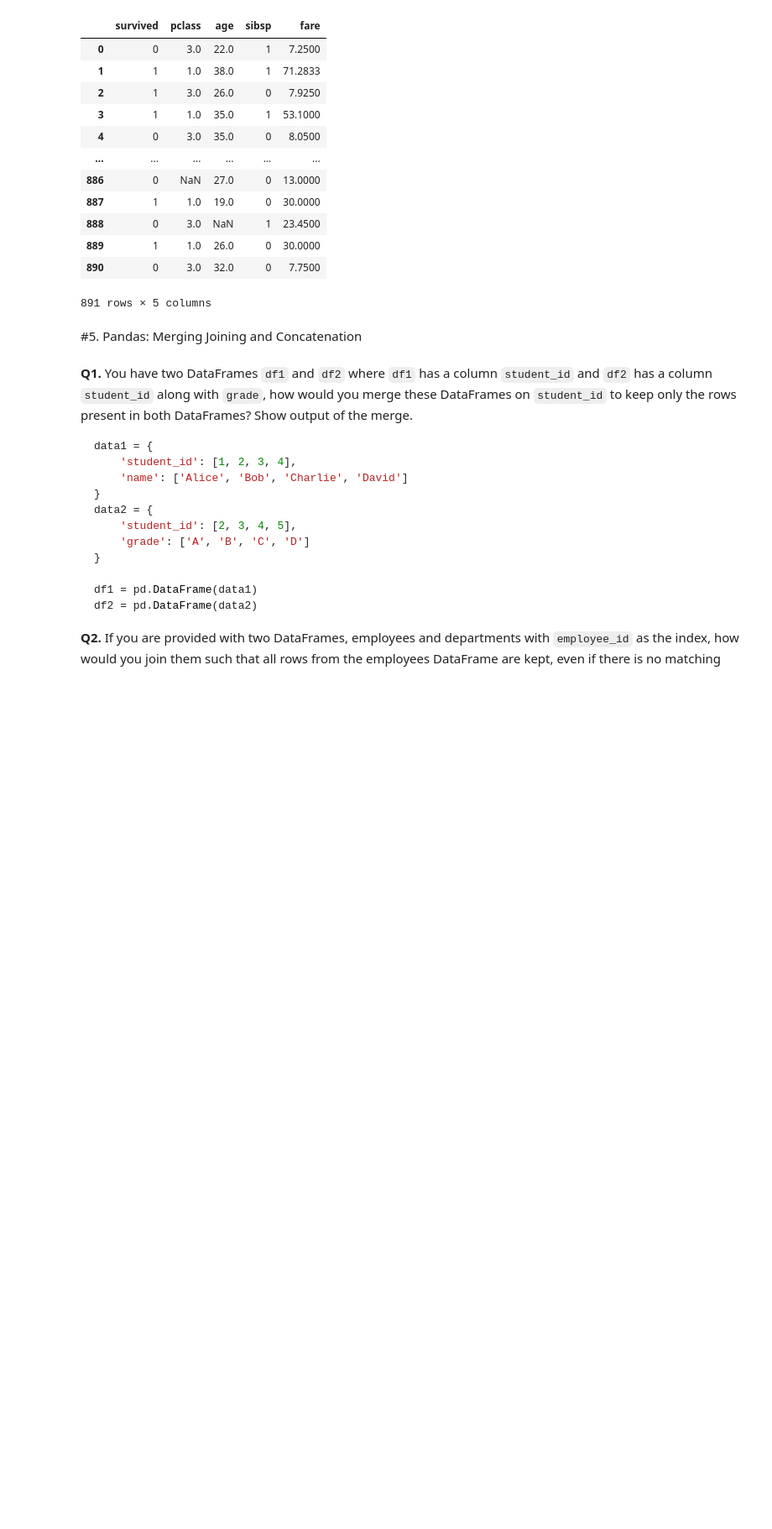
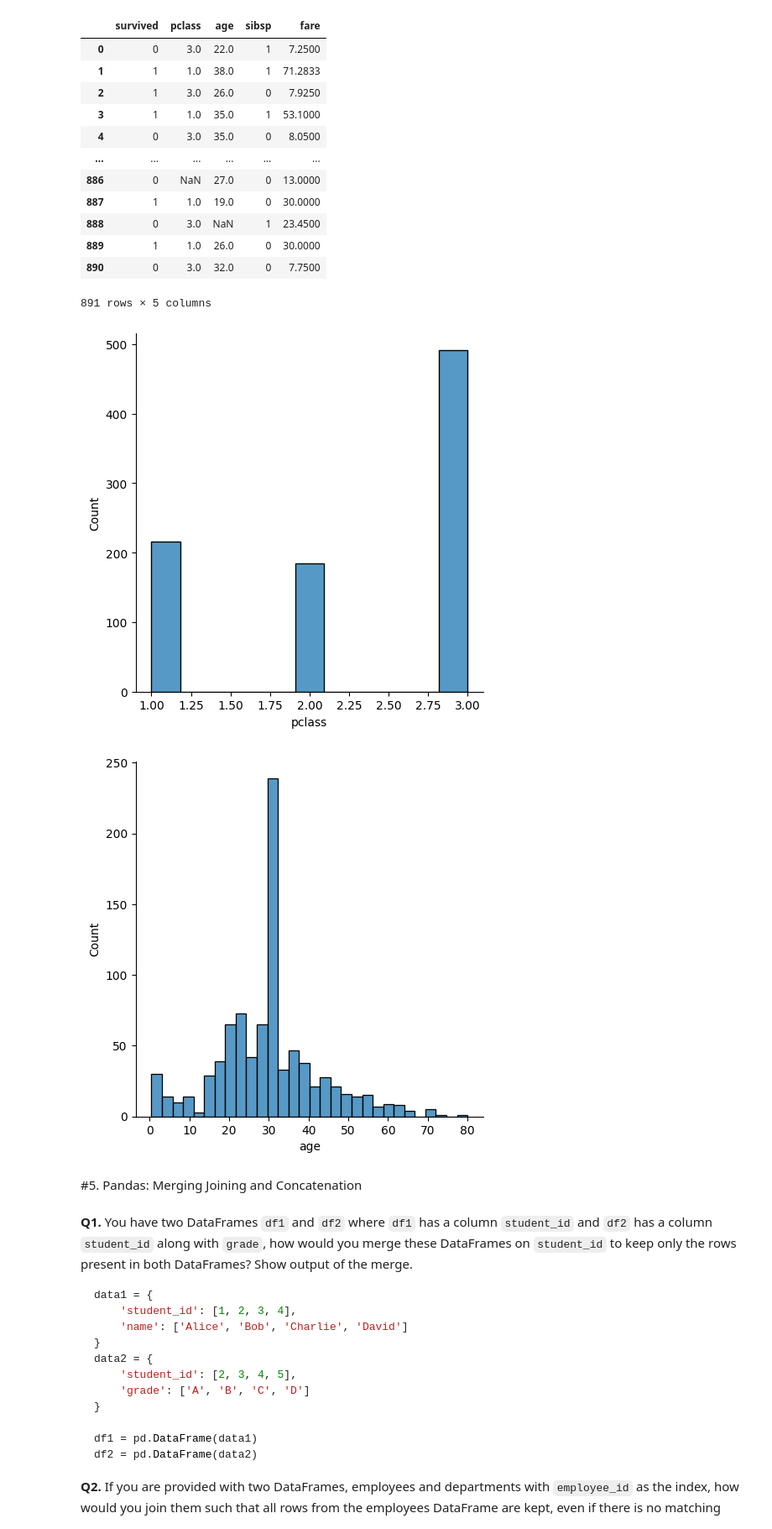
Before and after one commit to ishaank17/PSDV-Grp-ES-114-, a Jupyter notebook: Lab2/Lab2.ipynb, the cells around one changed output. Shown at 84% size. Cells and saved outputs as stored; diff of their text form; code cells hidden in the pictures; blank space fills up the shorter version.

```diff
--- a/Lab2/Lab2.ipynb
+++ b/Lab2/Lab2.ipynb
@@ -433,6 +433,19 @@ numeric_df
 | 889 | 1 | 1.0 | 26.0 | 0 | 30.0000 |
 | 890 | 0 | 3.0 | 32.0 | 0 | 7.7500 |
 891 rows × 5 columns
+# %%
+sns.displot(df.pclass)
+df.pclass.fillna(df.pclass.mode()[0],inplace=True)
+sns.displot(df.age)
+df.age.fillna(df.age.mean(),inplace=True)
+
+
+# The Number of 3 in plcass is highest so we take the mode
+
+# distibution of age is almost normal so we take mean
+# %% [output]
+[figure, added]
+[figure, added]
 # %% [markdown]
 #5. Pandas: Merging Joining and Concatenation
 # %% [markdown]
```
Also changed, not shown: parts of 1 cell of this notebook.
